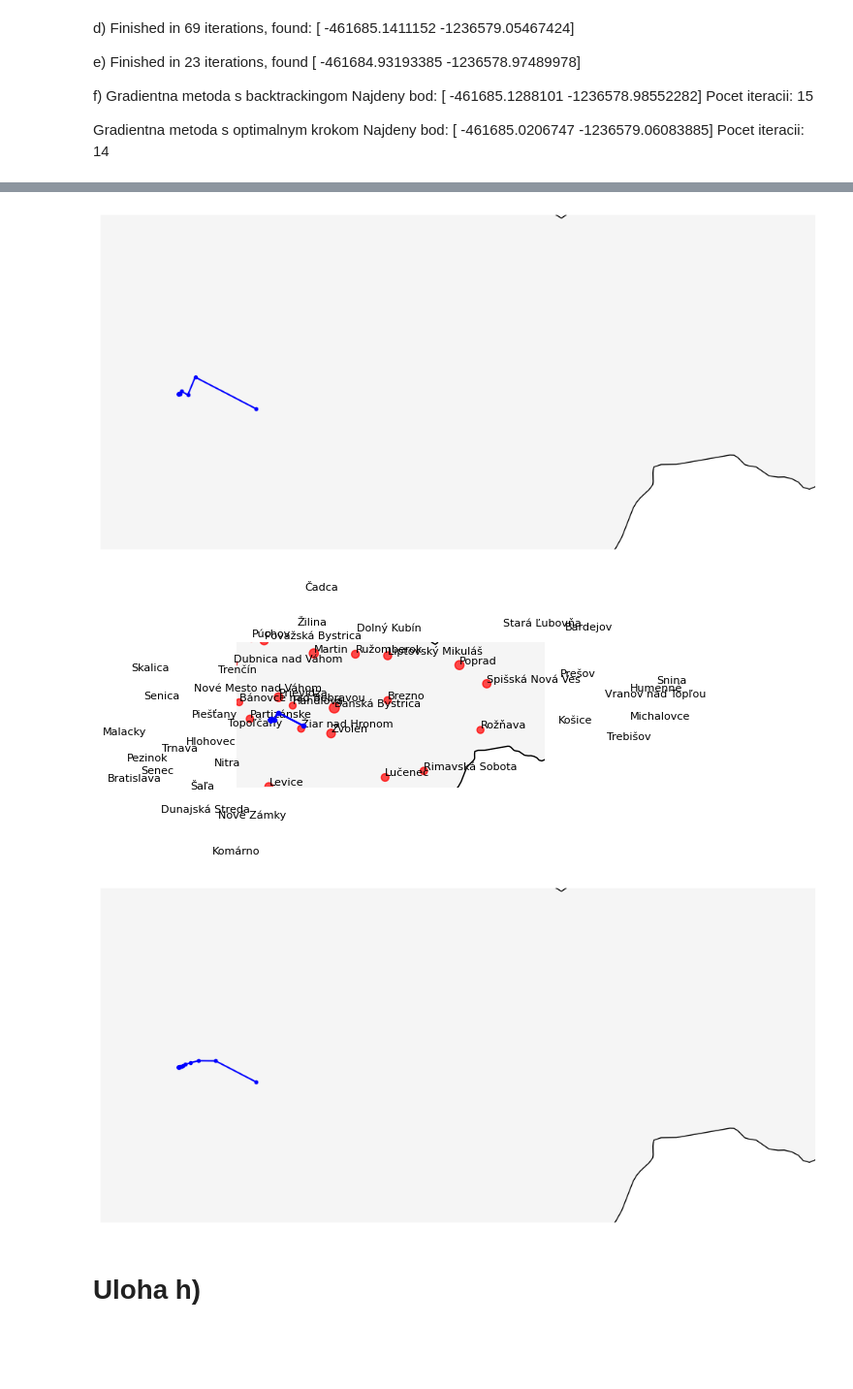
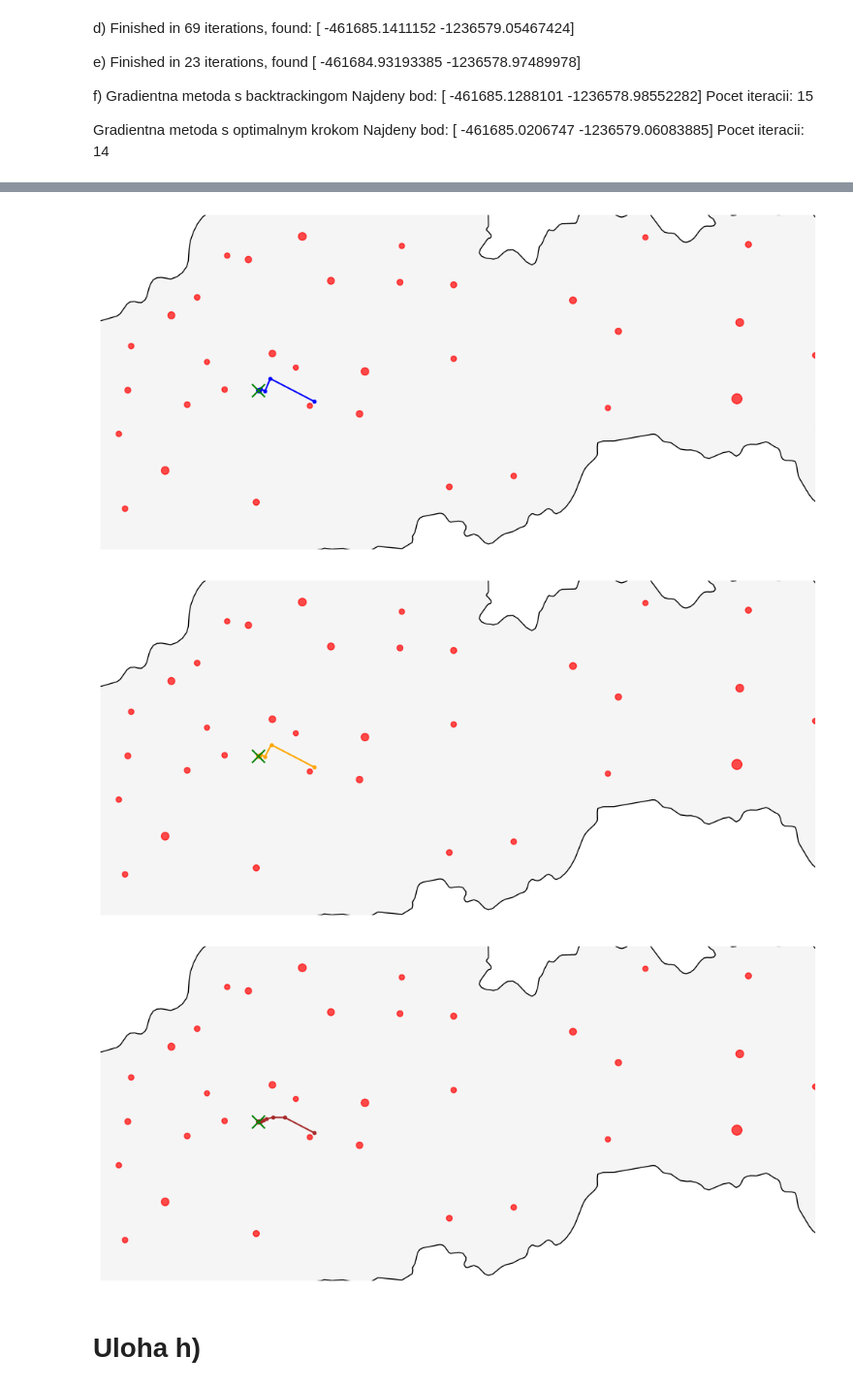
Before and after one commit to Retr-1/MVO-LPA-MjaBaRieVi, a Jupyter notebook: main.ipynb, the cells around one changed output, grey strips where cells are left out. Shown at 97% size. Cells and saved outputs as stored; diff of their text form; code cells hidden in the pictures; blank space fills up the shorter version.

```diff
--- a/main.ipynb
+++ b/main.ipynb
@@ -413,7 +413,7 @@ Gradientna metoda s optimalnym krokom
 Najdeny bod: [ -461685.0206747  -1236579.06083885]
 Pocet iteracii: 14
 # %%
-def plot_slovakia_trajectories(point=None, trajectory1=None, trajectory2=None, trajectory3=None, show_cities=True, zoom=False):
+def plot_slovakia_trajectories(point=None, trajectory1=None, trajectory2=None, trajectory3=None, show_cities=True, show_captions=True, zoom=False, title=''):
     slovakia = gpd.read_file(
         "data/ne_10m_admin_0_countries.zip"
     )
@@ -436,9 +436,9 @@ def plot_slovakia_trajectories(point=None, trajectory1=None, trajectory2=None, t
             markersize=np.sqrt(DF_MESTA['Population']) / 5,
             alpha=0.7
         )
-
-        for x, y, city in zip(DF_MESTA.geometry.x, DF_MESTA.geometry.y, DF_MESTA['City']):
-            ax.text(x, y, city, fontsize=8, ha='left', va='bottom')
+        if show_captions:
+            for x, y, city in zip(DF_MESTA.geometry.x, DF_MESTA.geometry.y, DF_MESTA['City']):
+                ax.text(x, y, city, fontsize=6, ha='left', va='bottom')
 
     # trajectory
     if trajectory1 is not None:
@@ -448,12 +448,12 @@ def plot_slovakia_trajectories(point=None, trajectory1=None, trajectory2=None, t
 
     if trajectory2 is not None:
         traj = np.array(trajectory2)
-        ax.plot(traj[:, 0], traj[:, 1], marker='o', markersize=3, linewidth=1.5, color='grey', zorder=4)
+        ax.plot(traj[:, 0], traj[:, 1], marker='o', markersize=3, linewidth=1.5, color='orange', zorder=4)
 
 
     if trajectory3 is not None:
         traj = np.array(trajectory3)
-        ax.plot(traj[:, 0], traj[:, 1], marker='o', markersize=3, linewidth=1.5, color='red', zorder=4)
+        ax.plot(traj[:, 0], traj[:, 1], marker='o', markersize=3, linewidth=1.5, color='brown', zorder=4)
 
 
     #  final point
@@ -471,11 +471,11 @@ def plot_slovakia_trajectories(point=None, trajectory1=None, trajectory2=None, t
         sx = (maxx - minx) / 2
         sy = (maxy - miny) / 2
 
-        zoom = 0.5  # 0.5 = 2x zoom (menší okno)
+        zoom = 0.7  # 0.5 = 2x zoom (menší okno)
 
         ax.set_xlim(cx - sx * zoom, cx + sx * zoom)
         ax.set_ylim(cy - sy * zoom, cy + sy * zoom)
-
+    ax.set_title(title, fontsize=14)
     ax.set_axis_off()
     plt.tight_layout()
     plt.show()
@@ -482,6 +484,15 @@ def plot_slovakia_trajectories(point=None, trajectory1=None, trajectory2=None, t
+# %%
+x_backtracking, it_backtracking, trajectory_backtracking = gradient_backtracking()
+x_optimal, it_optimal, trajectory_optimal = gradient_optimal_step()
+x, i, trajectory_constant = gradient_basic(100_000, 10**-6, 100_000)
 # %%
-plot_slovakia_trajectories(point=solution_d, trajectory1=trajectory_backtracking, trajectory2=trajectory_optimal, trajectory3=trajectory_constant, show_cities=True)
-plot_slovakia_trajectories(point=None, trajectory1=trajectory_backtracking, show_cities=False)
-plot_slovakia_trajectories(point=None, trajectory1=trajectory_optimal, show_cities=True)
-plot_slovakia_trajectories(point=None, trajectory1=trajectory_constant, show_cities=False)
+
+
+
+
+
+plot_slovakia_trajectories(point=solution_d, trajectory1=trajectory_backtracking, trajectory2=trajectory_optimal, trajectory3=trajectory_constant, show_cities=True, title="Konvergencia vsetkych troch metod znazornena na mape")
+plot_slovakia_trajectories(point=solution_d, trajectory1=trajectory_backtracking, show_captions=False, zoom=True, title="Konvergencia metody s backtrackingom")
+plot_slovakia_trajectories(point=solution_d, trajectory2=trajectory_optimal, show_captions=False, zoom=True, title="Konvergencia metody s optimalnym krokom")
+plot_slovakia_trajectories(point=solution_d, trajectory3=trajectory_constant, show_captions=False, zoom=True, title="Konvergencia metody s konstantnym krokom")
 # %% [output]
@@ -489,6 +500,6 @@ plot_slovakia_trajectories(point=None, trajectory1=trajectory_constant, show_cit
-[figure, old version]
+[figure, new version]
-[figure, old version]
+[figure, new version]
-[figure, old version]
+[figure, new version]
 # %% [markdown]
 # Uloha h)
 # %%
```
Also changed, not shown: parts of 2 cells of this notebook.
